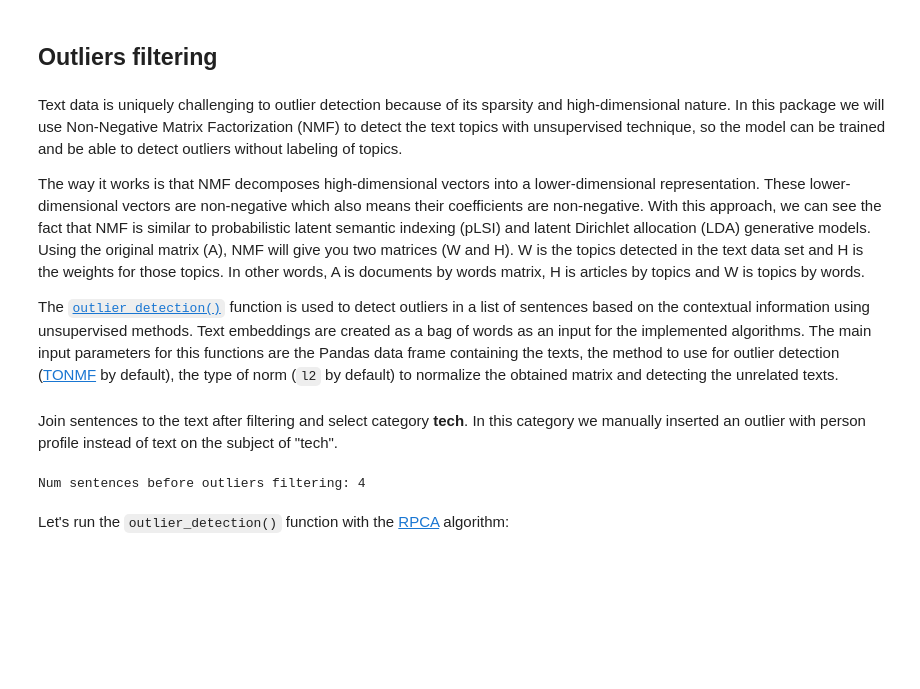
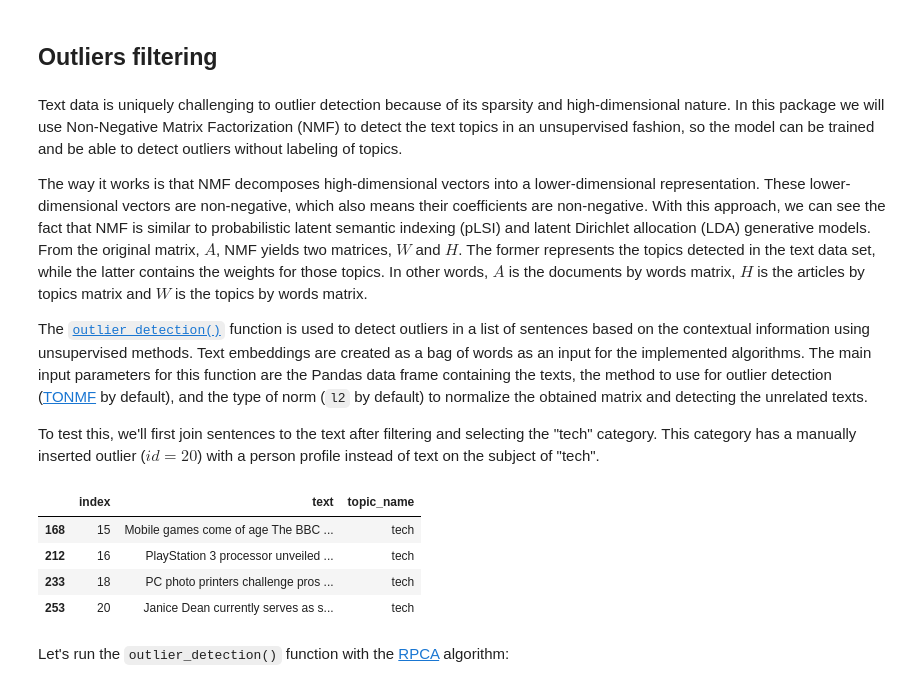
Before and after one commit to alinapetukhova/textcl, a Jupyter notebook: examples/text_preprocessing_tutorial.ipynb, the cells around one changed output. Cells and saved outputs as stored; diff of their text form; code cells hidden in the pictures; blank space fills up the shorter version.

```diff
--- a/examples/text_preprocessing_tutorial.ipynb
+++ b/examples/text_preprocessing_tutorial.ipynb
@@ -206,20 +206,23 @@ Text with $id=19$ was removed because sentence *"data clear additional 78.0 long
 # %% [markdown]
 ## Outliers filtering
 # %% [markdown]
-Text data is uniquely challenging to outlier detection because of its sparsity and high-dimensional nature. In this package we will use Non-Negative Matrix Factorization (NMF) to detect the text topics with unsupervised technique, so the model can be trained and be able to detect outliers without labeling of topics.
+Text data is uniquely challenging to outlier detection because of its sparsity and high-dimensional nature. In this package we will use Non-Negative Matrix Factorization (NMF) to detect the text topics in an unsupervised fashion, so the model can be trained and be able to detect outliers without labeling of topics.
 
-The way it works is that NMF decomposes high-dimensional vectors into a lower-dimensional representation. These lower-dimensional vectors are non-negative which also means their coefficients are non-negative. With this approach, we can see the fact that NMF is similar to probabilistic latent semantic indexing (pLSI) and latent Dirichlet allocation (LDA) generative models. Using the original matrix (A), NMF will give you two matrices (W and H). W is the topics detected in the text data set and H is the weights for those topics. In other words, A is documents by words matrix, H is articles by topics and W is topics by words.
+The way it works is that NMF decomposes high-dimensional vectors into a lower-dimensional representation. These lower-dimensional vectors are non-negative, which also means their coefficients are non-negative. With this approach, we can see the fact that NMF is similar to probabilistic latent semantic indexing (pLSI) and latent Dirichlet allocation (LDA) generative models. From the original matrix, $A$, NMF yields two matrices, $W$ and $H$. The former represents the topics detected in the text data set, while the latter contains the weights for those topics. In other words, $A$ is the documents by words matrix, $H$ is the articles by topics matrix and $W$ is the topics by words matrix.
 
-The [`outlier_detection()`](https://alinapetukhova.github.io/textcl/docs/outliers_detection.html#textcl.outliers_detection.outlier_detection) function is used to detect outliers in a list of sentences based on the contextual information using unsupervised methods. Text embeddings are created as a bag of words as an input for the implemented algorithms. The main input parameters for this functions are the Pandas data frame containing the texts, the method to use for outlier detection ([TONMF](https://arxiv.org/pdf/1701.01325.pdf) by default), the type of norm (`l2` by default) to normalize the obtained matrix and detecting the unrelated texts.
+The [`outlier_detection()`](https://alinapetukhova.github.io/textcl/docs/outliers_detection.html#textcl.outliers_detection.outlier_detection) function is used to detect outliers in a list of sentences based on the contextual information using unsupervised methods. Text embeddings are created as a bag of words as an input for the implemented algorithms. The main input parameters for this function are the Pandas data frame containing the texts, the method to use for outlier detection ([TONMF](https://arxiv.org/pdf/1701.01325.pdf) by default), and the type of norm (`l2` by default) to normalize the obtained matrix and detecting the unrelated texts.
+
+To test this, we'll first join sentences to the text after filtering and selecting the "tech" category. This category has a manually inserted outlier ($id=20$) with a person profile instead of text on the subject of "tech".
-# %% [markdown]
-Join sentences to the text after filtering and select category **tech**. In this category we manually inserted an outlier with person profile instead of text on the subject of "tech".
 # %%
 joined_texts = split_input_texts_df[["index", "text", "topic_name"]].drop_duplicates()
 joined_texts = joined_texts[joined_texts.topic_name == 'tech']
+joined_texts
+# %% [output]
+|  | index | text | topic_name |
+| 168 | 15 | Mobile games come of age The BBC ... | tech |
+| 212 | 16 | PlayStation 3 processor unveiled ... | tech |
+| 233 | 18 | PC photo printers challenge pros ... | tech |
+| 253 | 20 | Janice Dean currently serves as s... | tech |
-# %%
-print("Num sentences before outliers filtering: {}".format(len(joined_texts)))
-# %% [output]
-Num sentences before outliers filtering: 4
 # %% [markdown]
 Let's run the `outlier_detection()` function with the [RPCA](https://github.com/dganguli/robust-pca) algorithm:
 # %%
```
Also changed, not shown: parts of 30 cells of this notebook.
